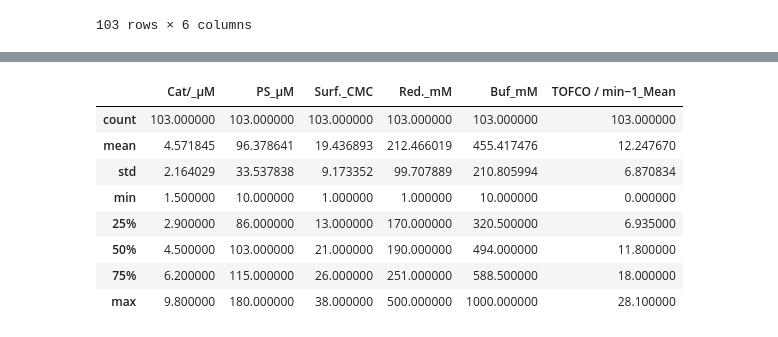
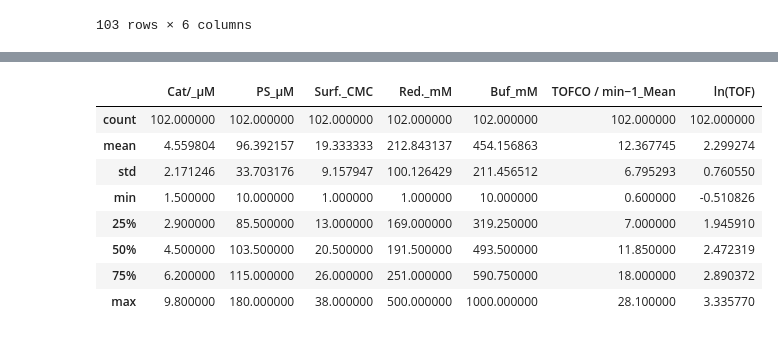
Before and after one commit to Marion-Short/Photocatalytic-Micelles, a Jupyter notebook: Photocatalytic Micelles.ipynb, the cells around one changed output, grey strips where cells are left out. Saved outputs shown, nothing was run; the diff lists cells and outputs as text; code cells hidden in the pictures.

```diff
--- a/Photocatalytic Micelles.ipynb
+++ b/Photocatalytic Micelles.ipynb
@@ -76,0 +93,12 @@ df0
+# %%
+# remove data point for TOF = 0 so that the log can be taken
+mask = df0['TOFCO / min−1_Mean'] == 0
+df1 = df0[~mask].copy()
+
+df1['ln(TOF)'] = np.log(df1['TOFCO / min−1_Mean'])
+
+# Create scatter plot to show effect of log on target variable
+plt.scatter(df1['TOFCO / min−1_Mean'].tolist(), df1['ln(TOF)'].tolist())
+plt.xlabel('TOF')
+plt.ylabel('ln(TOF)')
+plt.show()
@@ -77,14 +107,14 @@ df0
 # %%
-df0.describe()
+df1.describe()
 # %% [output]
-|  | Cat/_µM | PS_µM | Surf._CMC | Red._mM | Buf_mM | TOFCO / min−1_Mean |
-| count | 103.000000 | 103.000000 | 103.000000 | 103.000000 | 103.000000 | 103.000000 |
-| mean | 4.571845 | 96.378641 | 19.436893 | 212.466019 | 455.417476 | 12.247670 |
-| std | 2.164029 | 33.537838 | 9.173352 | 99.707889 | 210.805994 | 6.870834 |
-| min | 1.500000 | 10.000000 | 1.000000 | 1.000000 | 10.000000 | 0.000000 |
-| 25% | 2.900000 | 86.000000 | 13.000000 | 170.000000 | 320.500000 | 6.935000 |
-| 50% | 4.500000 | 103.000000 | 21.000000 | 190.000000 | 494.000000 | 11.800000 |
-| 75% | 6.200000 | 115.000000 | 26.000000 | 251.000000 | 588.500000 | 18.000000 |
-| max | 9.800000 | 180.000000 | 38.000000 | 500.000000 | 1000.000000 | 28.100000 |
+|  | Cat/_µM | PS_µM | Surf._CMC | Red._mM | Buf_mM | TOFCO / min−1_Mean | ln(TOF) |
+| count | 102.000000 | 102.000000 | 102.000000 | 102.000000 | 102.000000 | 102.000000 | 102.000000 |
+| mean | 4.559804 | 96.392157 | 19.333333 | 212.843137 | 454.156863 | 12.367745 | 2.299274 |
+| std | 2.171246 | 33.703176 | 9.157947 | 100.126429 | 211.456512 | 6.795293 | 0.760550 |
+| min | 1.500000 | 10.000000 | 1.000000 | 1.000000 | 10.000000 | 0.600000 | -0.510826 |
+| 25% | 2.900000 | 85.500000 | 13.000000 | 169.000000 | 319.250000 | 7.000000 | 1.945910 |
+| 50% | 4.500000 | 103.500000 | 20.500000 | 191.500000 | 493.500000 | 11.850000 | 2.472319 |
+| 75% | 6.200000 | 115.000000 | 26.000000 | 251.000000 | 590.750000 | 18.000000 | 2.890372 |
+| max | 9.800000 | 180.000000 | 38.000000 | 500.000000 | 1000.000000 | 28.100000 | 3.335770 |
 # %%
 # visualise the data
```
Also changed, not shown: parts of 19 cells of this notebook.
